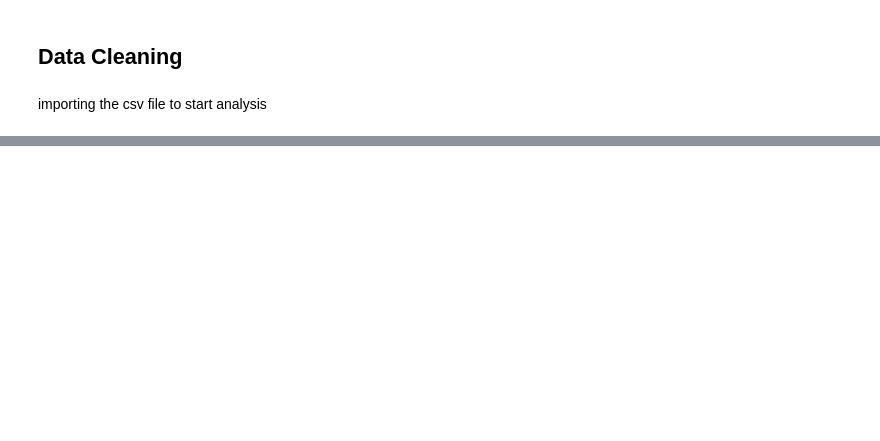
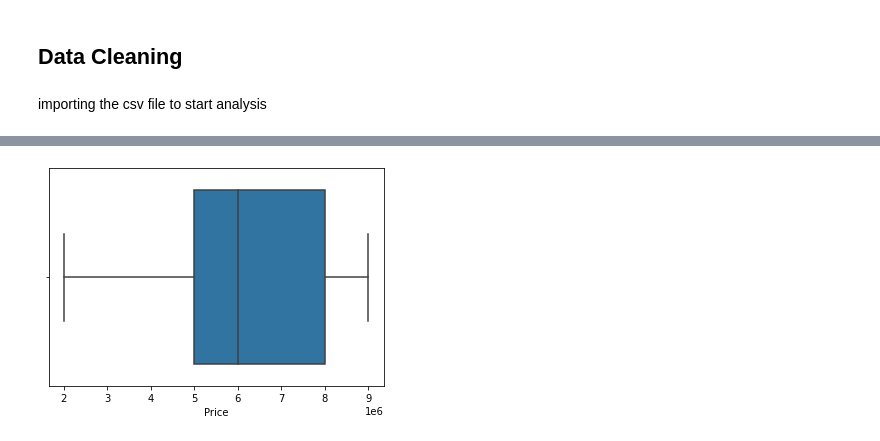
Before and after one commit to Kehindeadebisi/Housing-Prediction, a Jupyter notebook: Housing_Prices.ipynb, the cells around one changed output, grey strips where cells are left out. Drawn from its saved outputs; the diff is of its cells as text; code cells hidden in the pictures; blank space fills up the shorter version.

```diff
--- a/Housing_Prices.ipynb
+++ b/Housing_Prices.ipynb
@@ -140,0 +368,6 @@ Name: Address, Length: 8118, dtype: object
+# %%
+upper = np.where(listing['Price'] > 9000000)
+lower = np.where(listing['Price'] < 2000000)
+# %%
+listing = listing.drop(upper[0])
+listing = listing.drop(lower[0])
@@ -140,0 +378,4 @@ Name: Address, Length: 8118, dtype: object
+# %%
+sns.boxplot(x=listing['Price']);
+# %% [output]
+[figure, added]
```
Also changed, not shown: parts of 67 cells of this notebook, 3 other files.
